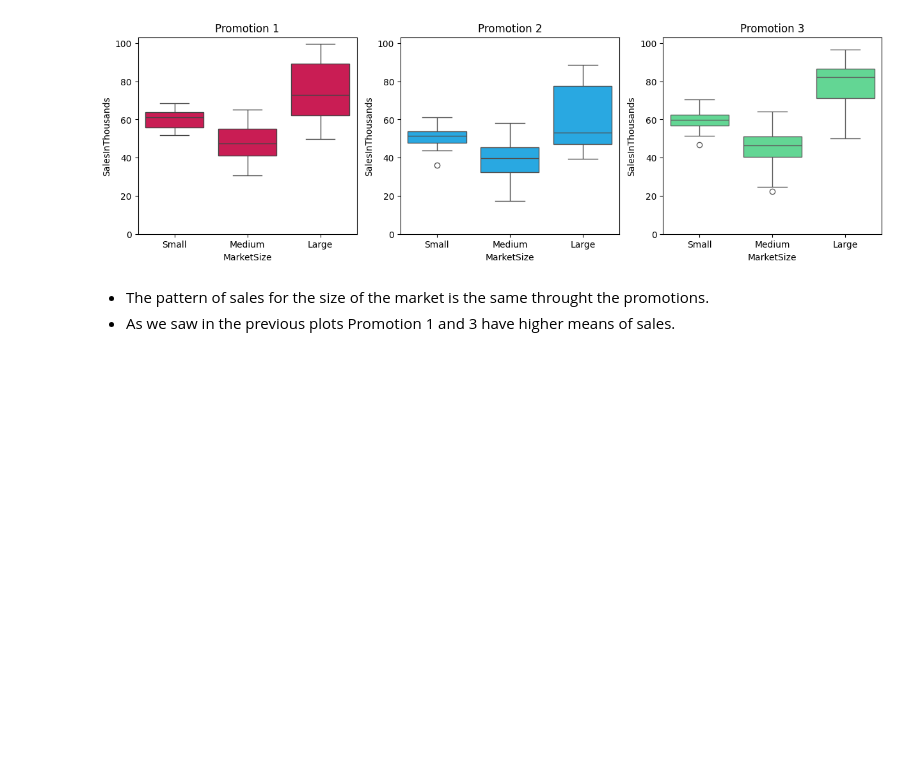
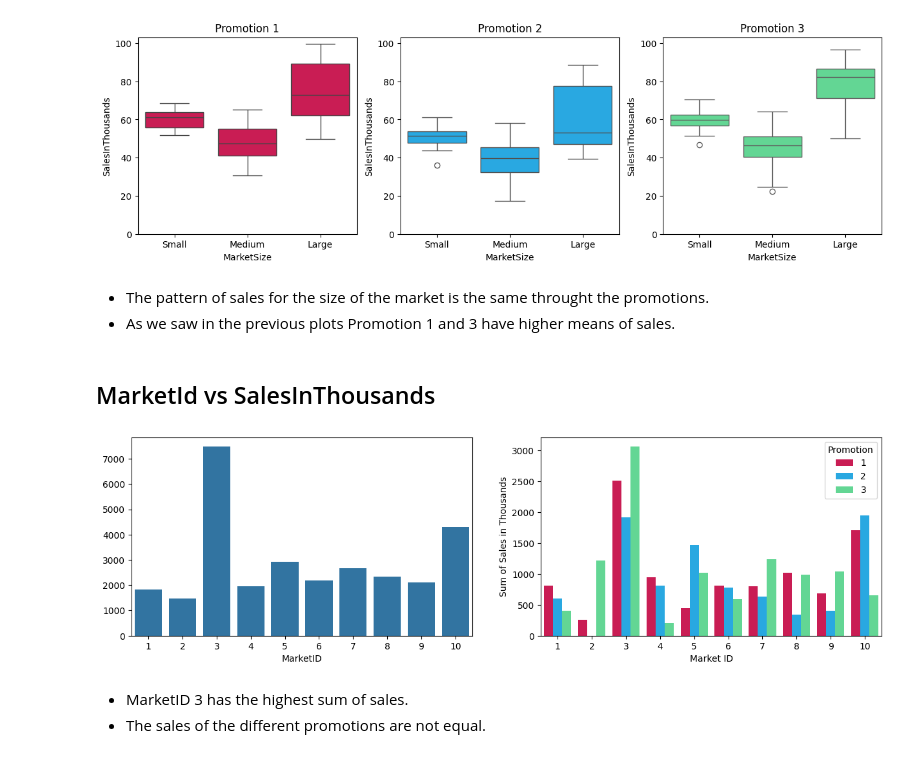
Before and after one commit to cole-mengelberg/Fast_Food_A-B, a Jupyter notebook: EDA.ipynb, the cells around one changed output. Cells and saved outputs as stored; diff of their text form; code cells hidden in the pictures; blank space fills up the shorter version.

```diff
--- a/EDA.ipynb
+++ b/EDA.ipynb
@@ -148,3 +158,23 @@ plt.show()
 # %% [markdown]
 *    The pattern of sales for the size of the market is the same throught the promotions.
 *    As we saw in the previous plots Promotion 1 and 3 have higher means of sales.
+# %% [markdown]
+## MarketId vs SalesInThousands
+# %%
+fig, axes = plt.subplots(nrows=1, ncols=2, figsize=(15, 4))
+axes = axes.flatten()
+
+sum_sales = fast_food_df.groupby('MarketID')['SalesInThousands'].sum()
+sns.barplot(x=sum_sales.index, y=sum_sales.values, ax=axes[0])
+plt.ylabel('Sum of Sales in Thousands')
+
+sum_sales = fast_food_df.groupby(['MarketID', 'Promotion'])['SalesInThousands'].sum().reset_index()
+sns.barplot(x='MarketID', y='SalesInThousands', hue='Promotion', palette=colors, data=sum_sales, ax=axes[1])
+plt.xlabel('Market ID')
+plt.ylabel('Sum of Sales in Thousands')
+plt.show()
+# %% [output]
+[figure, added]
+# %% [markdown]
+*    MarketID 3 has the highest sum of sales.
+*    The sales of the different promotions are not equal.
```
Also changed, not shown: parts of 7 cells of this notebook.
